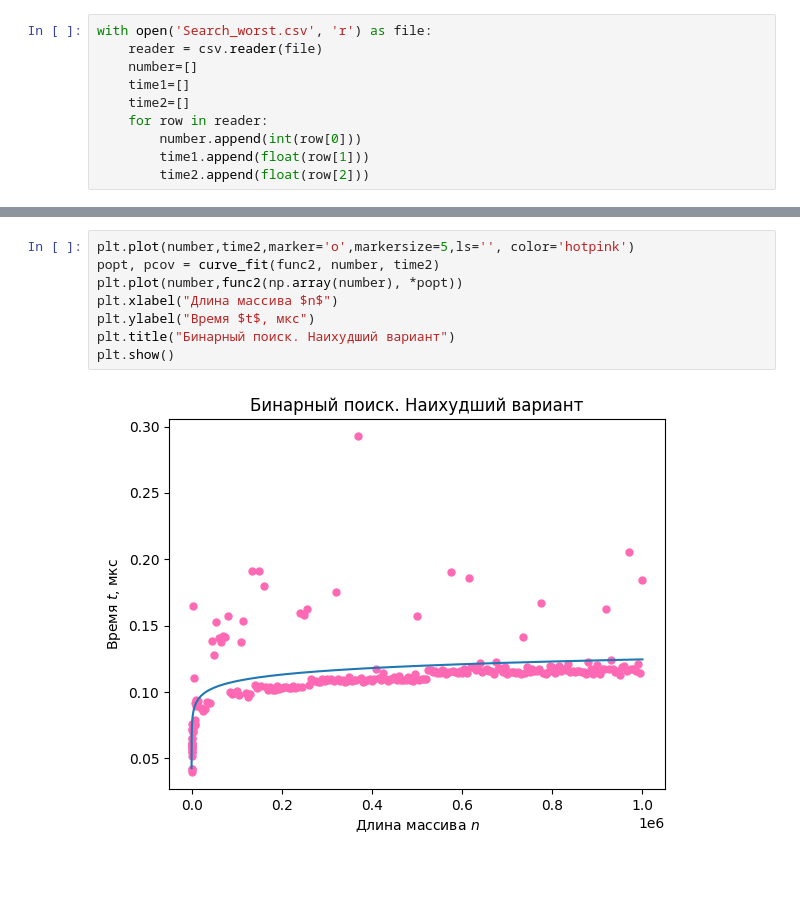
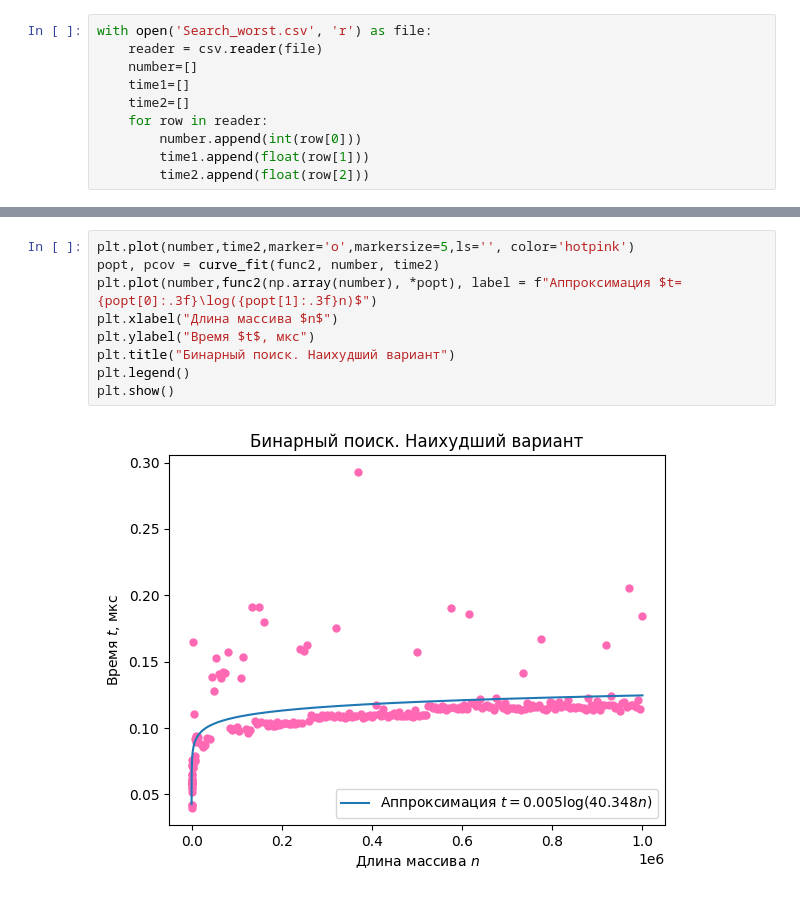
Before and after one commit to SelfishFish07/LABS_sem2, a Jupyter notebook: Lab №1/Search/Search_worst/Search_worst.ipynb, the cells around one changed output, grey strips where cells are left out. Saved outputs shown, nothing was run; the diff lists cells and outputs as text.

```diff
--- a/Lab №1/Search/Search_worst/Search_worst.ipynb
+++ b/Lab №1/Search/Search_worst/Search_worst.ipynb
@@ -33,10 +34,11 @@ plt.show()
 # %%
 plt.plot(number,time2,marker='o',markersize=5,ls='', color='hotpink')
 popt, pcov = curve_fit(func2, number, time2)
-plt.plot(number,func2(np.array(number), *popt))
+plt.plot(number,func2(np.array(number), *popt), label = f"Аппроксимация $t={popt[0]:.3f}\log({popt[1]:.3f}n)$")
 plt.xlabel("Длина массива $n$")
 plt.ylabel("Время $t$, мкс")
 plt.title("Бинарный поиск. Наихудший вариант")
+plt.legend()
 plt.show()
 # %% [output]
-[figure, old version]
+[figure, new version]
```
Also changed, not shown: parts of 1 cell of this notebook, 11 other files.
